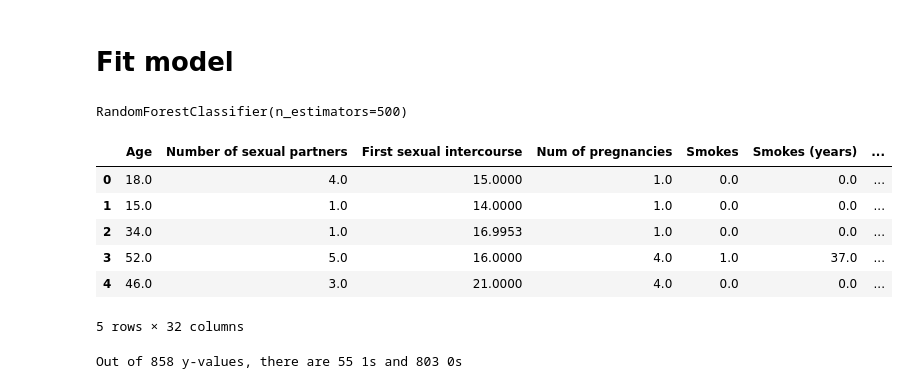
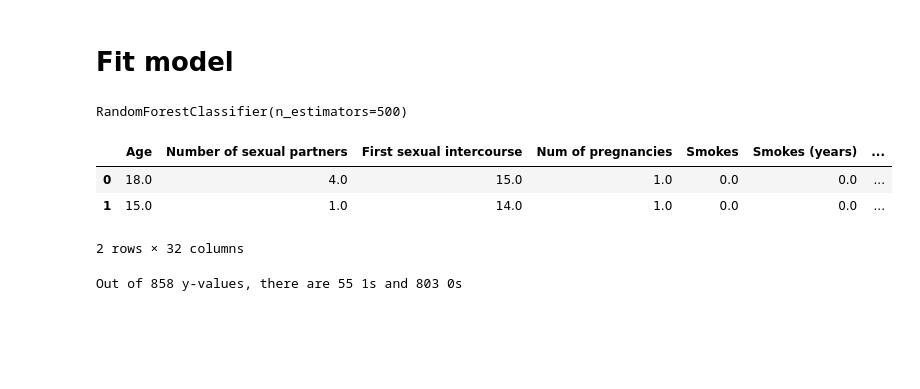
Before and after one commit to mixerupper/ice_feature_impact, a Jupyter notebook: notebooks/01-replication/02b-ice-plot-from-class.ipynb, the cells around one changed output. Drawn from its saved outputs; the diff is of its cells as text; code cells hidden in the pictures; blank space fills up the shorter version.

```diff
--- a/notebooks/01-replication/02b-ice-plot-from-class.ipynb
+++ b/notebooks/01-replication/02b-ice-plot-from-class.ipynb
@@ -40,15 +40,12 @@ rf.fit(X, y)
 # %% [output]
 RandomForestClassifier(n_estimators=500)
 # %%
-X.head()
+X.head(2)
 # %% [output]
 |  | Age | Number of sexual partners | First sexual intercourse | Num of pregnancies | Smokes | Smokes (years) | ... |
-| 0 | 18.0 | 4.0 | 15.0000 | 1.0 | 0.0 | 0.0 | ... |
-| 1 | 15.0 | 1.0 | 14.0000 | 1.0 | 0.0 | 0.0 | ... |
-| 2 | 34.0 | 1.0 | 16.9953 | 1.0 | 0.0 | 0.0 | ... |
-| 3 | 52.0 | 5.0 | 16.0000 | 4.0 | 1.0 | 37.0 | ... |
-| 4 | 46.0 | 3.0 | 21.0000 | 4.0 | 0.0 | 0.0 | ... |
+| 0 | 18.0 | 4.0 | 15.0 | 1.0 | 0.0 | 0.0 | ... |
+| 1 | 15.0 | 1.0 | 14.0 | 1.0 | 0.0 | 0.0 | ... |
-5 rows × 32 columns
+2 rows × 32 columns
 # %%
 print(f"Out of {len(y)} y-values, there are {np.sum(y == 1)} 1s and {np.sum(y == 0)} 0s")
 # %% [output]
```
Also changed, not shown: parts of 5 cells of this notebook, 1 other file.
